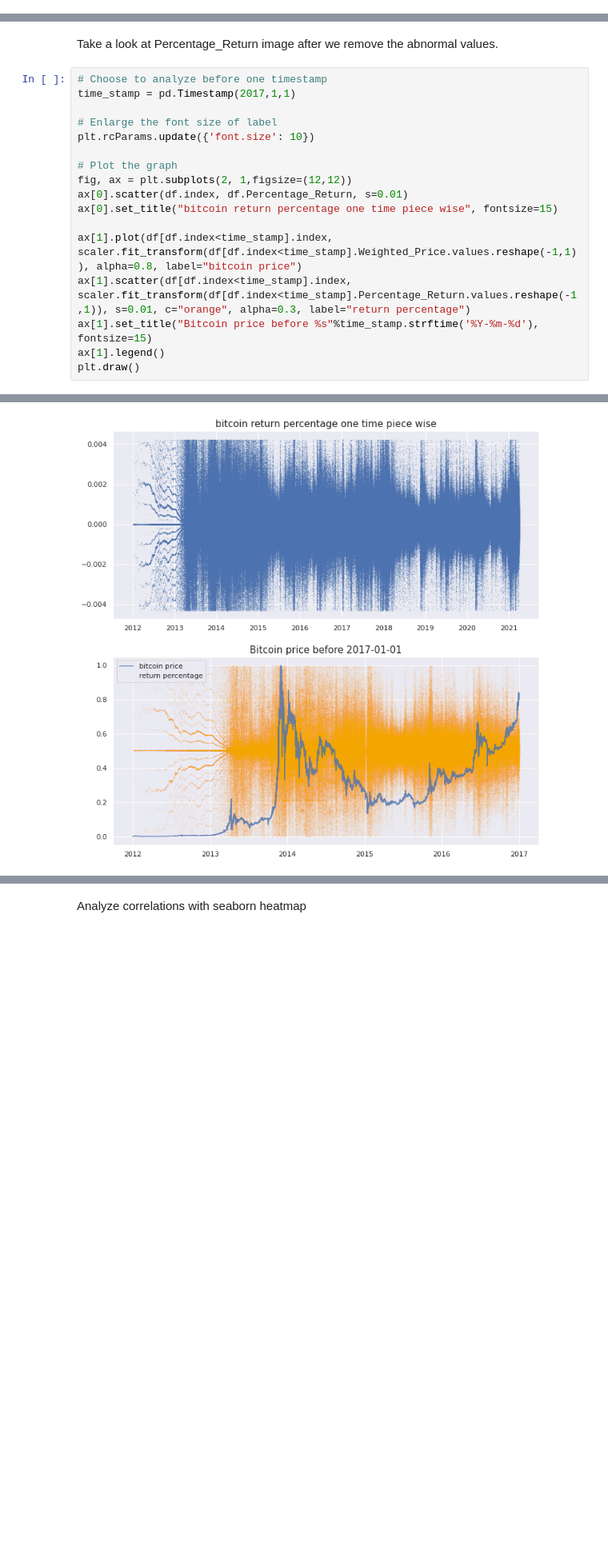
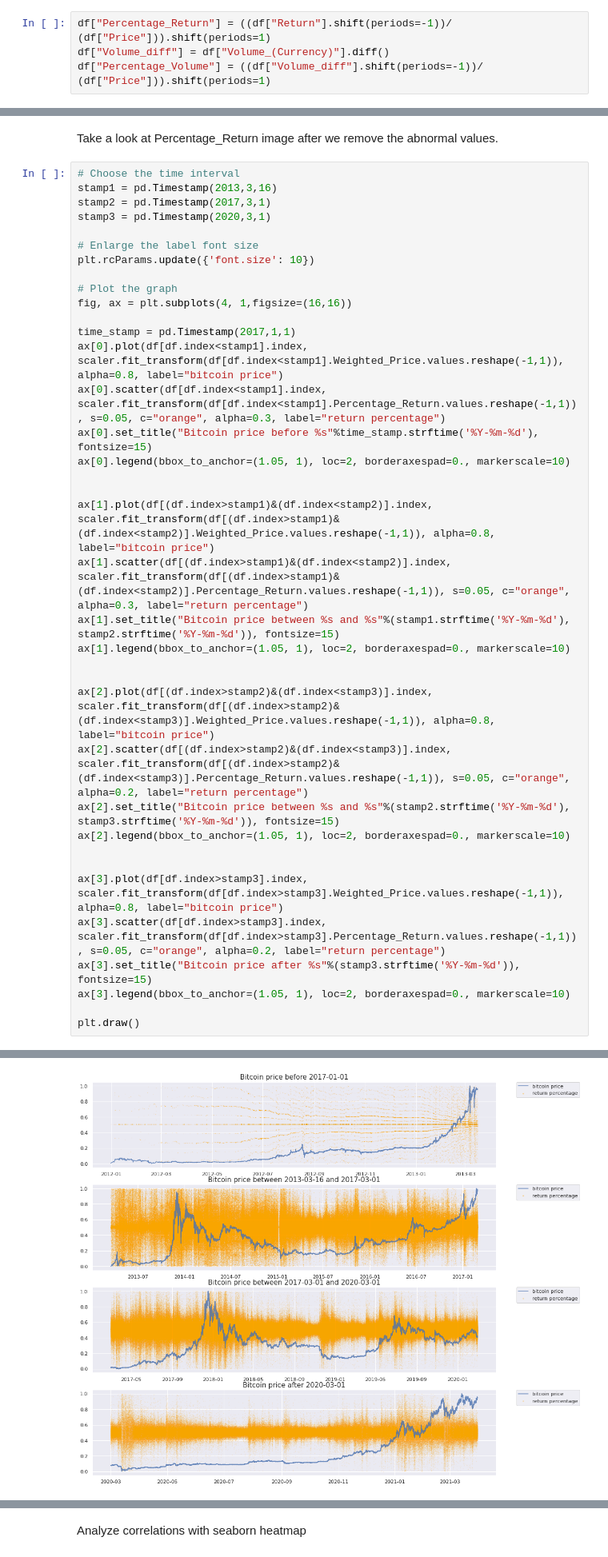
Before and after one commit to zhouchun0105/BA780-project, a Jupyter notebook: SUBMIT_Bitcoin_Price_and_Movement_Prediction.ipynb, the cells around one changed output, grey strips where cells are left out. Shown at 80% size. Drawn from its saved outputs; the diff is of its cells as text; blank space fills up the shorter version.

```diff
--- a/SUBMIT_Bitcoin_Price_and_Movement_Prediction.ipynb
+++ b/SUBMIT_Bitcoin_Price_and_Movement_Prediction.ipynb
@@ -205,3 +236,7 @@ df["Percentage_Return"].plot(title="Percentage Return over Time")
 The percentage return has more fluctuation in earlier years than recent's.
 # %% [markdown]
 We decide to delete the abnormal values at 1% and 99% because the percentage return per minutes are not expected to be that high. We consider it as weird outliers.
+# %%
+df["Percentage_Return"] = ((df["Return"].shift(periods=-1))/ (df["Price"])).shift(periods=1)
+df["Volume_diff"] = df["Volume_(Currency)"].diff()
+df["Percentage_Volume"] = ((df["Volume_diff"].shift(periods=-1))/ (df["Price"])).shift(periods=1)
@@ -217,20 +262,40 @@ for col in selected_columns:
 # %% [markdown]
 Take a look at Percentage_Return image after we remove the abnormal values.
 # %%
-# Choose to analyze before one timestamp
-time_stamp = pd.Timestamp(2017,1,1)
+# Choose the time interval
+stamp1 = pd.Timestamp(2013,3,16)
+stamp2 = pd.Timestamp(2017,3,1)
+stamp3 = pd.Timestamp(2020,3,1)
 
-# Enlarge the font size of label
+# Enlarge the label font size
 plt.rcParams.update({'font.size': 10})
 
 # Plot the graph
-fig, ax = plt.subplots(2, 1,figsize=(12,12))
-ax[0].scatter(df.index, df.Percentage_Return, s=0.01)
-ax[0].set_title("bitcoin return percentage one time piece wise", fontsize=15)
+fig, ax = plt.subplots(4, 1,figsize=(16,16))
 
-ax[1].plot(df[df.index<time_stamp].index, scaler.fit_transform(df[df.index<time_stamp].Weighted_Price.values.reshape(-1,1)), alpha=0.8, label="bitcoin price")
-ax[1].scatter(df[df.index<time_stamp].index, scaler.fit_transform(df[df.index<time_stamp].Percentage_Return.values.reshape(-1,1)), s=0.01, c="orange", alpha=0.3, label="return percentage")
-ax[1].set_title("Bitcoin price before %s"%time_stamp.strftime('%Y-%m-%d'), fontsize=15)
-ax[1].legend()
+time_stamp = pd.Timestamp(2017,1,1)
+ax[0].plot(df[df.index<stamp1].index, scaler.fit_transform(df[df.index<stamp1].Weighted_Price.values.reshape(-1,1)), alpha=0.8, label="bitcoin price")
+ax[0].scatter(df[df.index<stamp1].index, scaler.fit_transform(df[df.index<stamp1].Percentage_Return.values.reshape(-1,1)), s=0.05, c="orange", alpha=0.3, label="return percentage")
+ax[0].set_title("Bitcoin price before %s"%time_stamp.strftime('%Y-%m-%d'), fontsize=15)
+ax[0].legend(bbox_to_anchor=(1.05, 1), loc=2, borderaxespad=0., markerscale=10)
+
+
+ax[1].plot(df[(df.index>stamp1)&(df.index<stamp2)].index, scaler.fit_transform(df[(df.index>stamp1)&(df.index<stamp2)].Weighted_Price.values.reshape(-1,1)), alpha=0.8, label="bitcoin price")
+ax[1].scatter(df[(df.index>stamp1)&(df.index<stamp2)].index, scaler.fit_transform(df[(df.index>stamp1)&(df.index<stamp2)].Percentage_Return.values.reshape(-1,1)), s=0.05, c="orange", alpha=0.3, label="return percentage")
+ax[1].set_title("Bitcoin price between %s and %s"%(stamp1.strftime('%Y-%m-%d'), stamp2.strftime('%Y-%m-%d')), fontsize=15)
+ax[1].legend(bbox_to_anchor=(1.05, 1), loc=2, borderaxespad=0., markerscale=10)
+
+
+ax[2].plot(df[(df.index>stamp2)&(df.index<stamp3)].index, scaler.fit_transform(df[(df.index>stamp2)&(df.index<stamp3)].Weighted_Price.values.reshape(-1,1)), alpha=0.8, label="bitcoin price")
+ax[2].scatter(df[(df.index>stamp2)&(df.index<stamp3)].index, scaler.fit_transform(df[(df.index>stamp2)&(df.index<stamp3)].Percentage_Return.values.reshape(-1,1)), s=0.05, c="orange", alpha=0.2, label="return percentage")
+ax[2].set_title("Bitcoin price between %s and %s"%(stamp2.strftime('%Y-%m-%d'), stamp3.strftime('%Y-%m-%d')), fontsize=15)
+ax[2].legend(bbox_to_anchor=(1.05, 1), loc=2, borderaxespad=0., markerscale=10)
+
+
+ax[3].plot(df[df.index>stamp3].index, scaler.fit_transform(df[df.index>stamp3].Weighted_Price.values.reshape(-1,1)), alpha=0.8, label="bitcoin price")
+ax[3].scatter(df[df.index>stamp3].index, scaler.fit_transform(df[df.index>stamp3].Percentage_Return.values.reshape(-1,1)), s=0.05, c="orange", alpha=0.2, label="return percentage")
+ax[3].set_title("Bitcoin price after %s"%(stamp3.strftime('%Y-%m-%d')), fontsize=15)
+ax[3].legend(bbox_to_anchor=(1.05, 1), loc=2, borderaxespad=0., markerscale=10)
+
 plt.draw()
 # %% [output]
@@ -241,4 +302,4 @@ Creating legend with loc="best" can be slow with large amounts of data.
-[figure, old version]
+[figure, new version]
 # %% [markdown]
 Since we removed some abnormal values from the orignal dataset, the granularity is changed. We confirmed this change will not greatly affect our training model that learns from historical data with different time intervals. In general, the variance is stable over time for both graphs.
 # %% [markdown]
```
Also changed, not shown: parts of 98 cells of this notebook.
